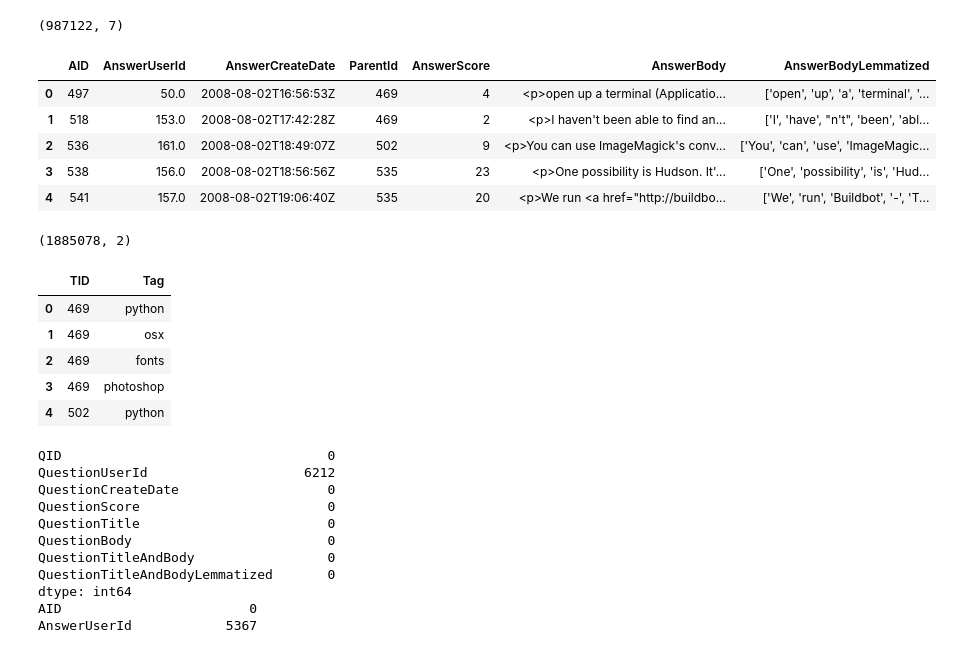
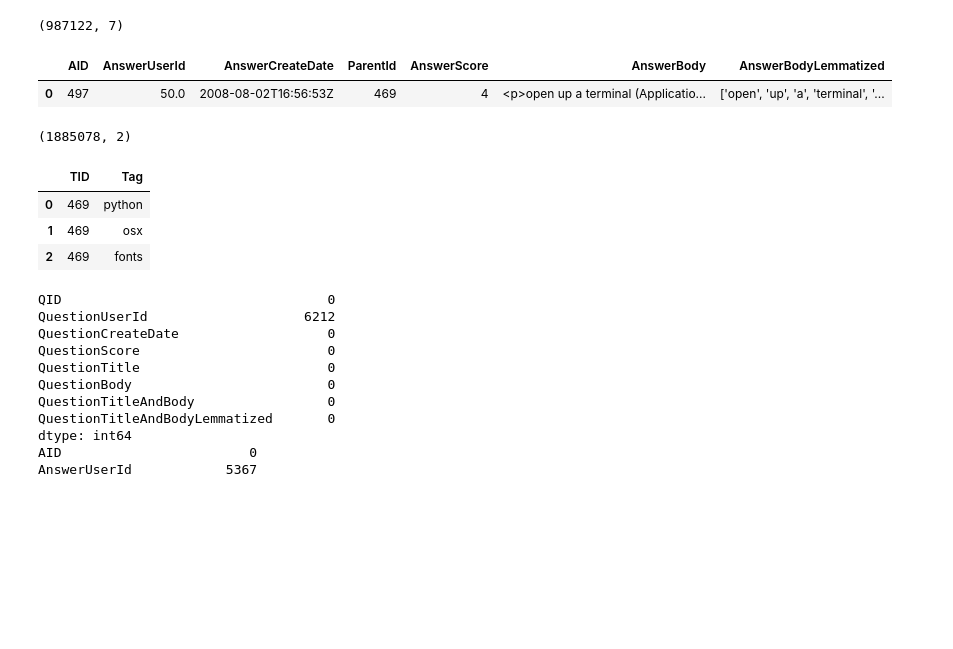
Before and after one commit to tjann/dmafinal, a Jupyter notebook: Data Analysis.ipynb, the cells around one changed output. Drawn from its saved outputs; the diff is of its cells as text; code cells hidden in the pictures; blank space fills up the shorter version.

```diff
--- a/Data Analysis.ipynb
+++ b/Data Analysis.ipynb
@@ -50,25 +49,19 @@ Questions.head()
 # %%
 print(Answers.shape)
-Answers.head()
+Answers.head(1)
 # %% [output]
 (987122, 7)
 |  | AID | AnswerUserId | AnswerCreateDate | ParentId | AnswerScore | AnswerBody | AnswerBodyLemmatized |
 | 0 | 497 | 50.0 | 2008-08-02T16:56:53Z | 469 | 4 | <p>open up a terminal (Applicatio... | ['open', 'up', 'a', 'terminal', '... |
-| 1 | 518 | 153.0 | 2008-08-02T17:42:28Z | 469 | 2 | <p>I haven't been able to find an... | ['I', 'have', "n't", 'been', 'abl... |
-| 2 | 536 | 161.0 | 2008-08-02T18:49:07Z | 502 | 9 | <p>You can use ImageMagick's conv... | ['You', 'can', 'use', 'ImageMagic... |
-| 3 | 538 | 156.0 | 2008-08-02T18:56:56Z | 535 | 23 | <p>One possibility is Hudson. It'... | ['One', 'possibility', 'is', 'Hud... |
-| 4 | 541 | 157.0 | 2008-08-02T19:06:40Z | 535 | 20 | <p>We run <a href="http://buildbo... | ['We', 'run', 'Buildbot', '-', 'T... |
 # %%
 print(Tags.shape)
-Tags.head()
+Tags.head(3)
 # %% [output]
 (1885078, 2)
 |  | TID | Tag |
 | 0 | 469 | python |
 | 1 | 469 | osx |
 | 2 | 469 | fonts |
-| 3 | 469 | photoshop |
-| 4 | 502 | python |
 # %%
 print(Questions.isnull().sum())
 print(Answers.isnull().sum())
```
Also changed, not shown: parts of 68 cells of this notebook.
